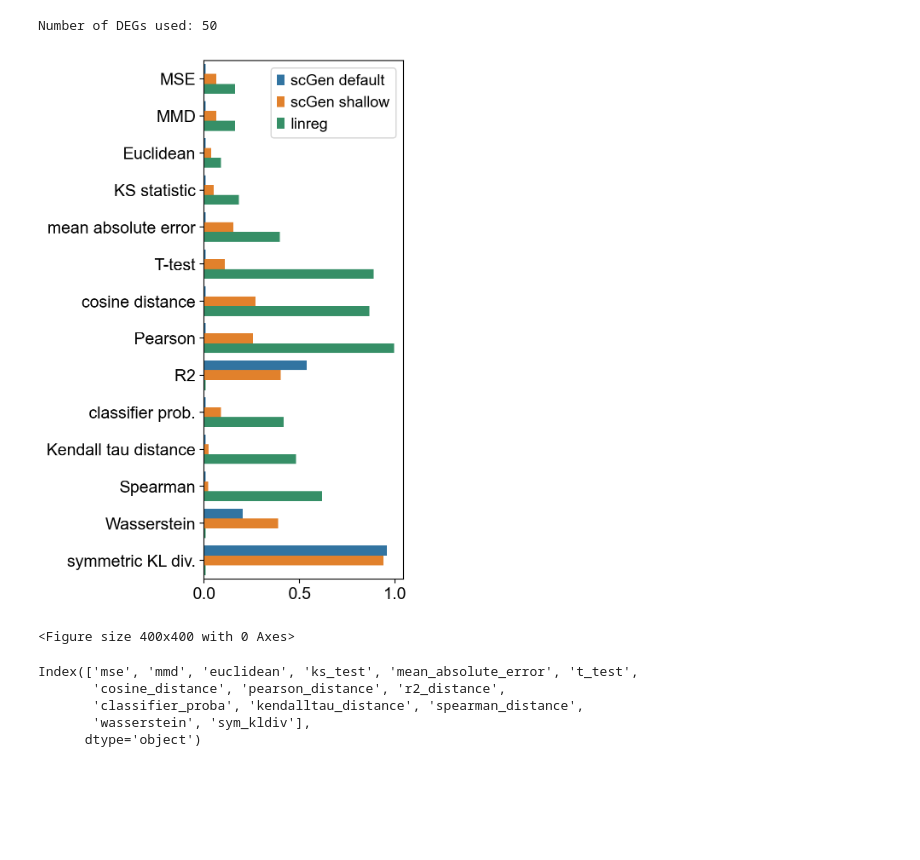
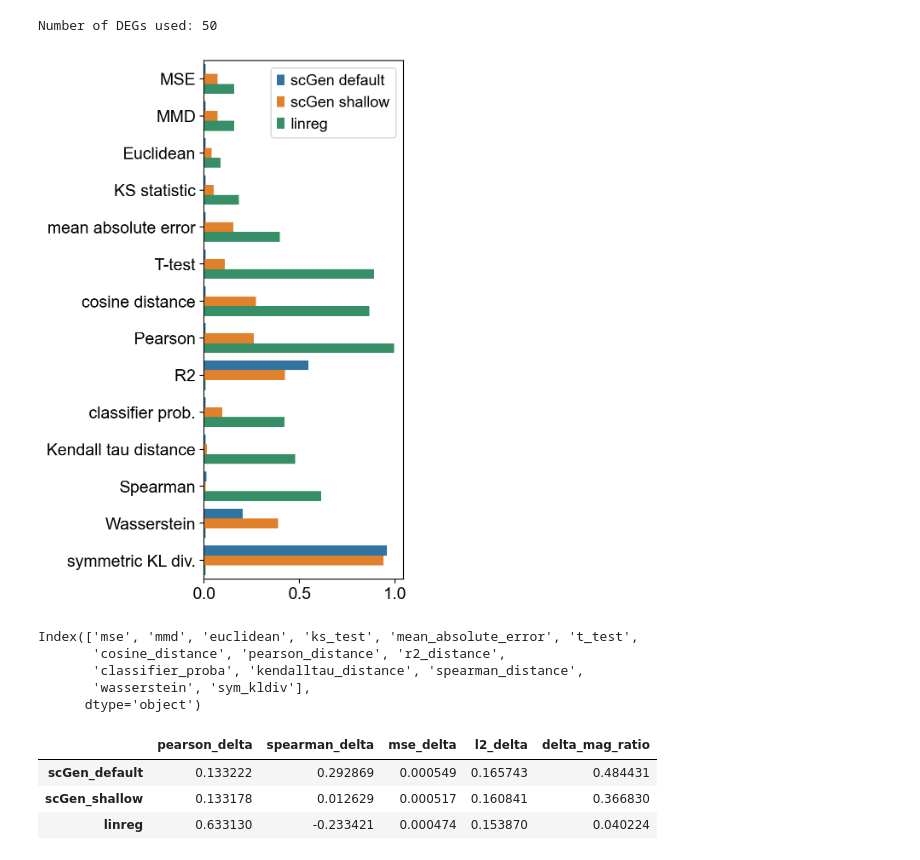
Before and after one commit to theislab/perturbation-metrics, a Jupyter notebook: example_notebooks/example_evaluate_model.ipynb, the cells around one changed output. Cells and saved outputs as stored; diff of their text form; code cells hidden in the pictures; blank space fills up the shorter version.

Commit message:
updated example_evaluate_model notebook

```diff
--- a/example_notebooks/example_evaluate_model.ipynb
+++ b/example_notebooks/example_evaluate_model.ipynb
@@ -220,7 +233,7 @@ if missing_metrics:
     unique_missing = [m for m in missing_metrics if not (m in seen or seen.add(m))]
     print('Skipped unsupported metrics:', ', '.join(unique_missing))
 # %%
-def plot(df, cols=None):
+def plot(df, cols=None, save_name="plot.svg"):
     if cols:
         df = df[cols].copy()
     else:
@@ -255,6 +268,7 @@ def plot(df, cols=None):
     plt.xlabel(None)
     plt.ylabel(None)
     plt.grid(False)
-    plt.show()
+    plt.savefig(save_name, format='svg')
+
 #     raise ValueError
 # %%
@@ -374,11 +386,9 @@ if missing_metrics:
     unique_missing = [m for m in missing_metrics if not (m in seen or seen.add(m))]
     print('Skipped unsupported metrics:', ', '.join(unique_missing))
 # %%
-plot(deg_perf_df, ['pred_scGen_default', 'pred_scGen_shallow', 'pred_linreg'])
-plt.savefig('pred_scGen_comparison_DEGs.svg', format='svg')
+plot(deg_perf_df, ['pred_scGen_default', 'pred_scGen_shallow', 'pred_linreg'], save_name='pred_scGen_comparison_DEGs.svg')
 # %% [output]
-[figure, old version]
+[figure, new version]
-<Figure size 400x400 with 0 Axes>
 # %%
 perf_df.index
 # %% [output]
@@ -387,3 +397,37 @@ Index(['mse', 'mmd', 'euclidean', 'ks_test', 'mean_absolute_error', 't_test',
        'classifier_proba', 'kendalltau_distance', 'spearman_distance',
        'wasserstein', 'sym_kldiv'],
       dtype='object')
+# %%
+# add cell re-running the metrics section on the DEG subset rather than the full gene set, to see if that changes the relative performance of the models.
+# Re-run delta metrics on DEG subset (diff_genes) instead of all genes
+
+def _mean_vector_subset(adata, genes, group='stim', layer='lognorm'):
+    X = adata[:, genes].layers[layer] if layer in adata.layers else adata[:, genes].X
+    return _dense(X).mean(axis=0)
+
+def _summarize_delta_metrics_subset(ctrl, stim, pred, genes, layer='lognorm'):
+    # compare mean shift vectors (stim-ctrl) to predicted shift, restricted to subset of genes
+    mu_ctrl = _mean_vector_subset(ctrl, genes, layer=layer)
+    mu_stim = _mean_vector_subset(stim, genes, layer=layer)
+    mu_pred = _mean_vector_subset(pred, genes, layer=layer)
+    true_delta = mu_stim - mu_ctrl
+    pred_delta = mu_pred - mu_ctrl
+    pearson = np.corrcoef(true_delta, pred_delta)[0,1]
+    spearman = pd.Series(true_delta).corr(pd.Series(pred_delta), method='spearman')
+    mse = np.mean((true_delta - pred_delta)**2)
+    l2 = np.linalg.norm(true_delta - pred_delta)
+    mag_ratio = (np.linalg.norm(pred_delta) / (np.linalg.norm(true_delta) + 1e-8))
+    return {'pearson_delta': pearson, 'spearman_delta': spearman, 'mse_delta': mse, 'l2_delta': l2, 'delta_mag_ratio': mag_ratio}
+
+# compute for each model on the target cell type, DEG subset only
+delta_metrics_deg = {}
+for k, model_pred in preds.items():
+    pred = model_pred[model_pred.obs['label'] == 'pred']
+    delta_metrics_deg[k] = _summarize_delta_metrics_subset(ctrl_adata, stim_adata, pred, diff_genes, layer='lognorm')
+
+pd.DataFrame(delta_metrics_deg).T
+# %% [output]
+|  | pearson_delta | spearman_delta | mse_delta | l2_delta | delta_mag_ratio |
+| scGen_default | 0.133222 | 0.292869 | 0.000549 | 0.165743 | 0.484431 |
+| scGen_shallow | 0.133178 | 0.012629 | 0.000517 | 0.160841 | 0.366830 |
+| linreg | 0.633130 | -0.233421 | 0.000474 | 0.153870 | 0.040224 |
```
Also changed, not shown: parts of 8 cells of this notebook, 6 other files.
